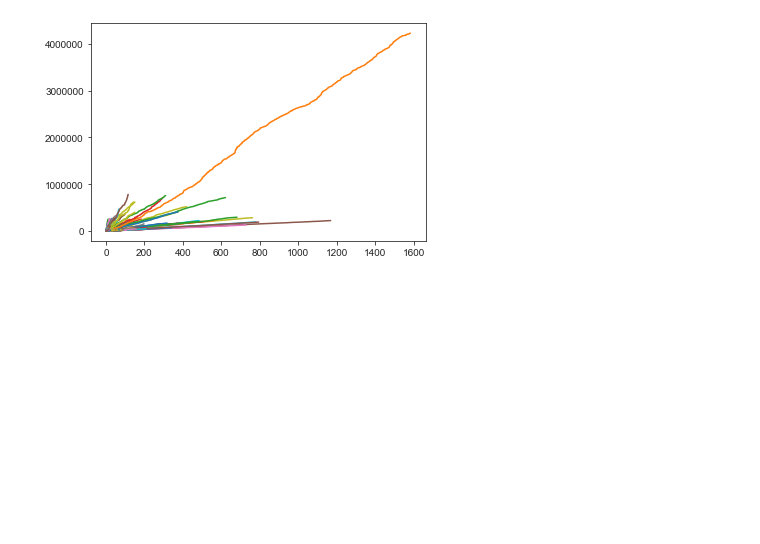
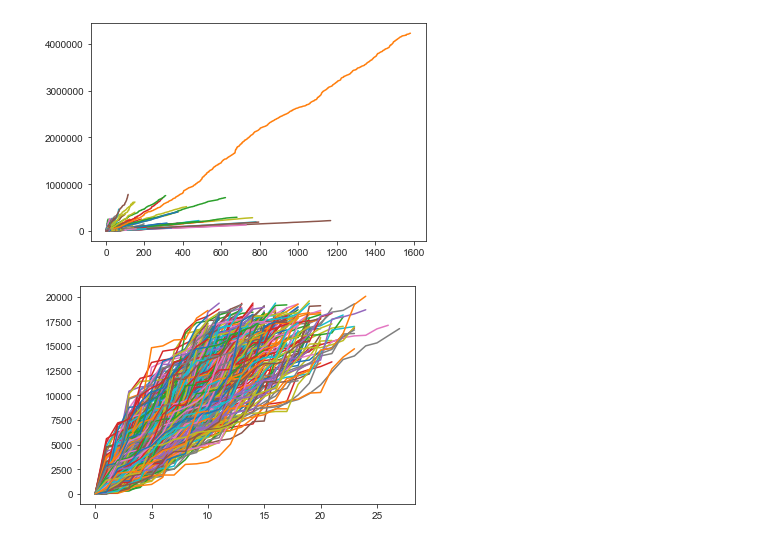
Before and after one commit to melvintzw/ee4211, a Jupyter notebook: error_detection.ipynb, the cells around one changed output. Drawn from its saved outputs; the diff is of its cells as text; code cells hidden in the pictures; blank space fills up the shorter version.

Commit message:
added single example for constant sampling

```diff
--- a/error_detection.ipynb
+++ b/error_detection.ipynb
@@ -593,3 +593,35 @@ for key in keys_list:
         prev_val = curr_val
 # %% [output]
 [figure]
+# %%
+df_i = groups.get_group(35)
+prev_val = 0
+prev_time = df_i.index[0]
+tmp_x = []
+tmp_y = []
+constant_flag = False
+constant_count = -1
+
+for i in range(len(df_i.index)):
+    curr_val = df_i.iloc[i][1]
+    curr_time = df_i.index[i]
+    if i != 0:
+        if curr_val == prev_val:
+            if not constant_flag:
+                prev_time = curr_time
+            time = curr_time - prev_time
+            time_seconds = time.total_seconds()
+            constant_count += 1
+            tmp_x.append(constant_count)
+            tmp_y.append(time_seconds)
+            constant_flag = True
+        else:
+            if len(tmp_x) > 10:
+                plt.plot(tmp_x, tmp_y)
+            tmp_x.clear()
+            tmp_y.clear()
+            constant_flag = False
+            constant_count = -1
+    prev_val = curr_val
+# %% [output]
+[figure, added]
```
